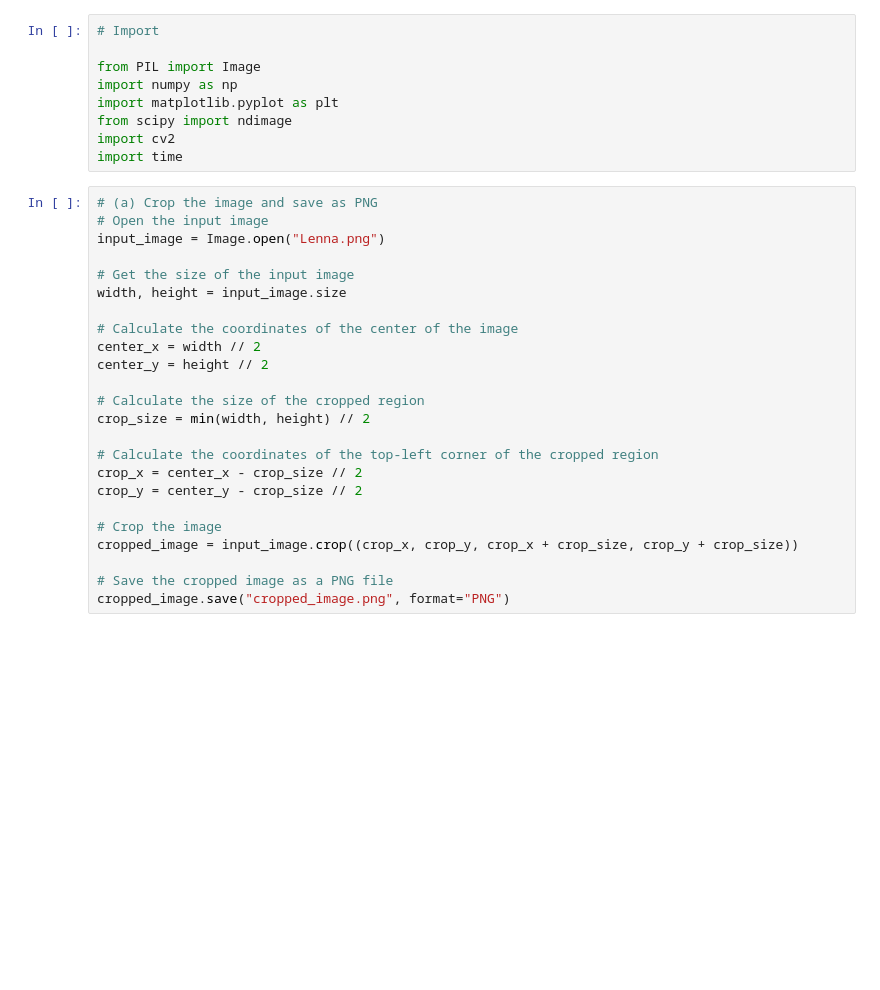
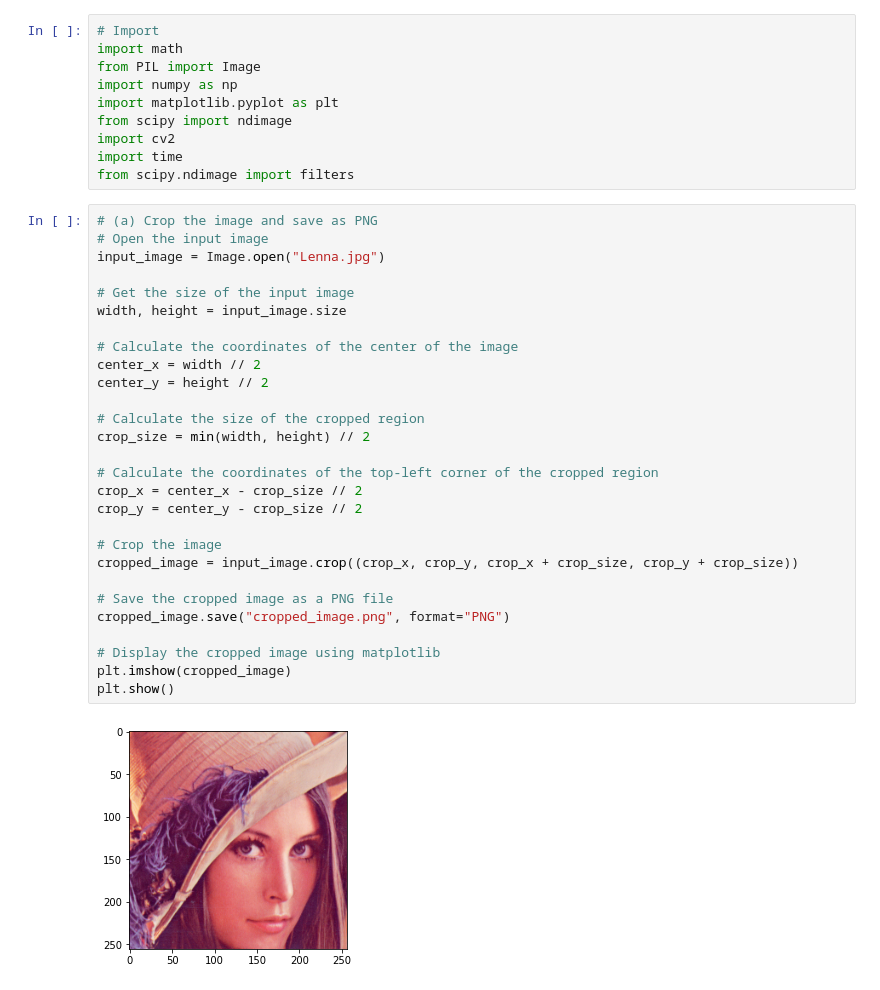
Before and after one commit to pelinoksuz/computervision_work, a Jupyter notebook: homework01/ps1.ipynb, the cells around one changed output. Drawn from its saved outputs; the diff is of its cells as text; blank space fills up the shorter version.

```diff
--- a/homework01/ps1.ipynb
+++ b/homework01/ps1.ipynb
@@ -1,36 +1,43 @@
 # %%
 # Import
-
+import math
 from PIL import Image
 import numpy as np
 import matplotlib.pyplot as plt
 from scipy import ndimage
 import cv2
 import time
+from scipy.ndimage import filters
 # %%
 # (a) Crop the image and save as PNG
 # Open the input image
-input_image = Image.open("Lenna.png")
+input_image = Image.open("Lenna.jpg")
 
 # Get the size of the input image
 width, height = input_image.size
 
 # Calculate the coordinates of the center of the image
 center_x = width // 2
 center_y = height // 2
 
 # Calculate the size of the cropped region
 crop_size = min(width, height) // 2
 
 # Calculate the coordinates of the top-left corner of the cropped region
 crop_x = center_x - crop_size // 2
 crop_y = center_y - crop_size // 2
 
 # Crop the image
 cropped_image = input_image.crop((crop_x, crop_y, crop_x + crop_size, crop_y + crop_size))
 
 # Save the cropped image as a PNG file
 cropped_image.save("cropped_image.png", format="PNG")
+
+# Display the cropped image using matplotlib
+plt.imshow(cropped_image)
+plt.show()
+# %% [output]
+[figure, added]
 # %%
 # (b) Extract the red channel of the image and display it
 # Convert the cropped image to a NumPy array
```
Also changed, not shown: parts of 9 cells of this notebook, 1 other file.
